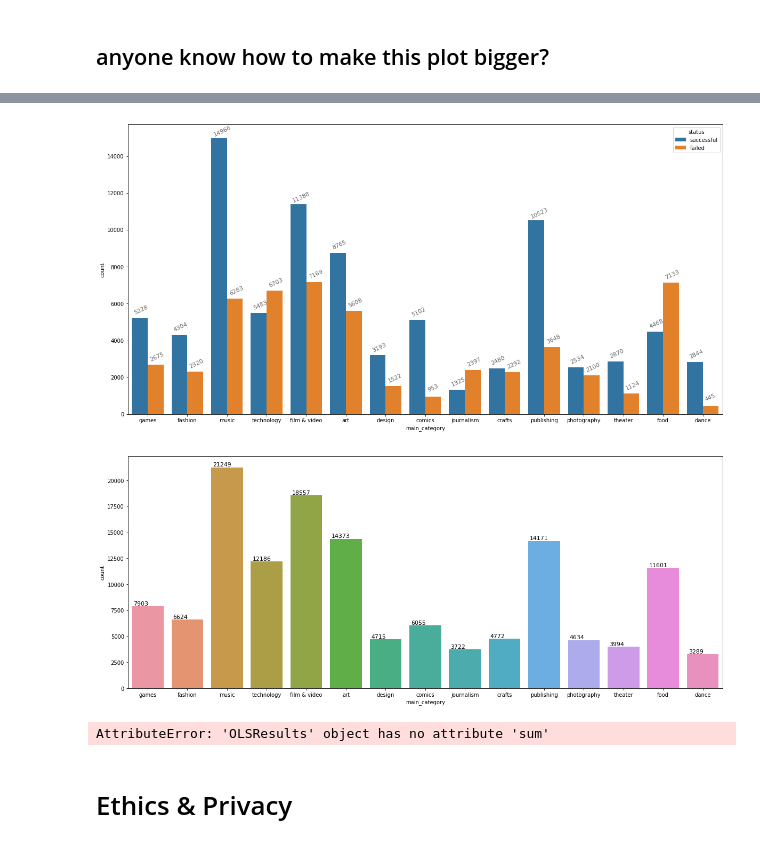
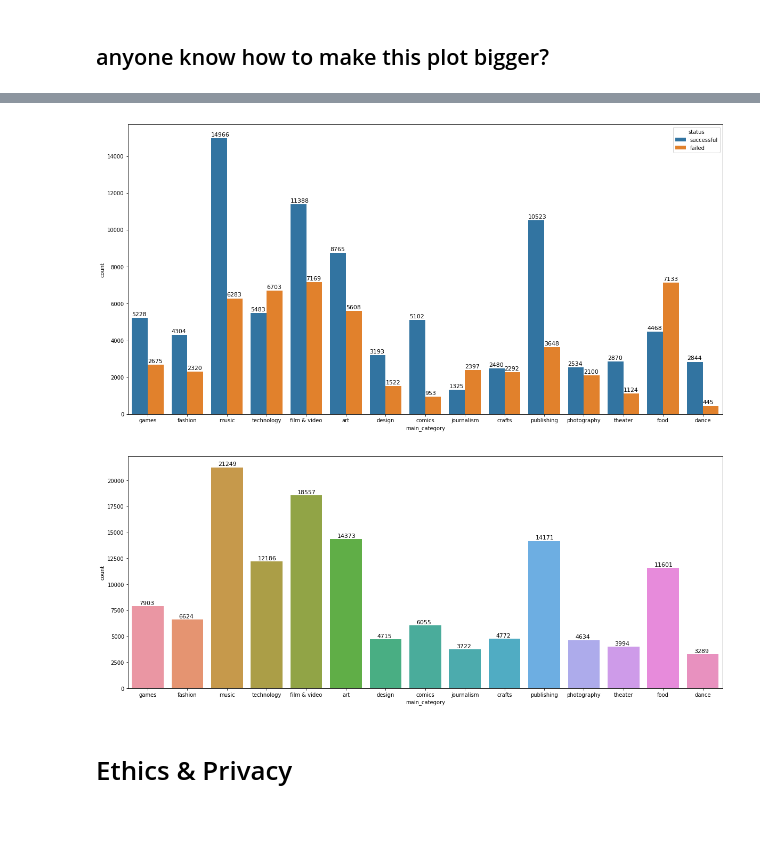
Before and after one commit to krandapus/Projects, a Jupyter notebook: FinalProject.ipynb, the cells around one changed output, grey strips where cells are left out. Cells and saved outputs as stored; diff of their text form; code cells hidden in the pictures.

```diff
--- a/FinalProject.ipynb
+++ b/FinalProject.ipynb
@@ -185,32 +185,30 @@ df_kickstarters.head()
 # %%
 plt.figure(figsize=(20,10))
 ax = sns.countplot(x='main_category',hue='status',data=df_kickstarters)
 
 for i in ax.patches:
     # get_x pulls left or right; get_height pushes up or down
-    ax.text(i.get_x()+.04, i.get_height()+500, \
-            str(round((i.get_height()), 2)), fontsize=11, color='dimgrey', rotation=25)
+    ax.text(i.get_x(), i.get_height()+100, \
+            str(round((i.get_height()), 2)), fontsize=11)
 # %% [output]
-[figure, old version]
+[figure, new version]
 # %%
 plt.figure(figsize=(20,8))
 axPlt = sns.countplot(x='main_category',data=df_kickstarters)
 
 for i in axPlt.patches:
     # get_x pulls left or right; get_height pushes up or down
-    axPlt.text(i.get_x()+.14, i.get_height()+100, \
+    axPlt.text(i.get_x()+.18, i.get_height()+150, \
             str(round((i.get_height()), 2)), fontsize=11)
 # %% [output]
-[figure, old version]
+[figure, new version]
 # %%
 outcome,predictors = patsy.dmatrices('status ~ main_category',df_kickstarters)
 mod = sm.OLS(outcome,predictors)
 res = mod.fit()
 # %%
 # this is throwing a "not aligned" error
-res.sum()
+#res.sum()
-# %% [output]
-AttributeError: 'OLSResults' object has no attribute 'sum'
 # %%
 df_kickstarters.boxplot(column=['duration'],by='status',showfliers=False)
 # %%
```
